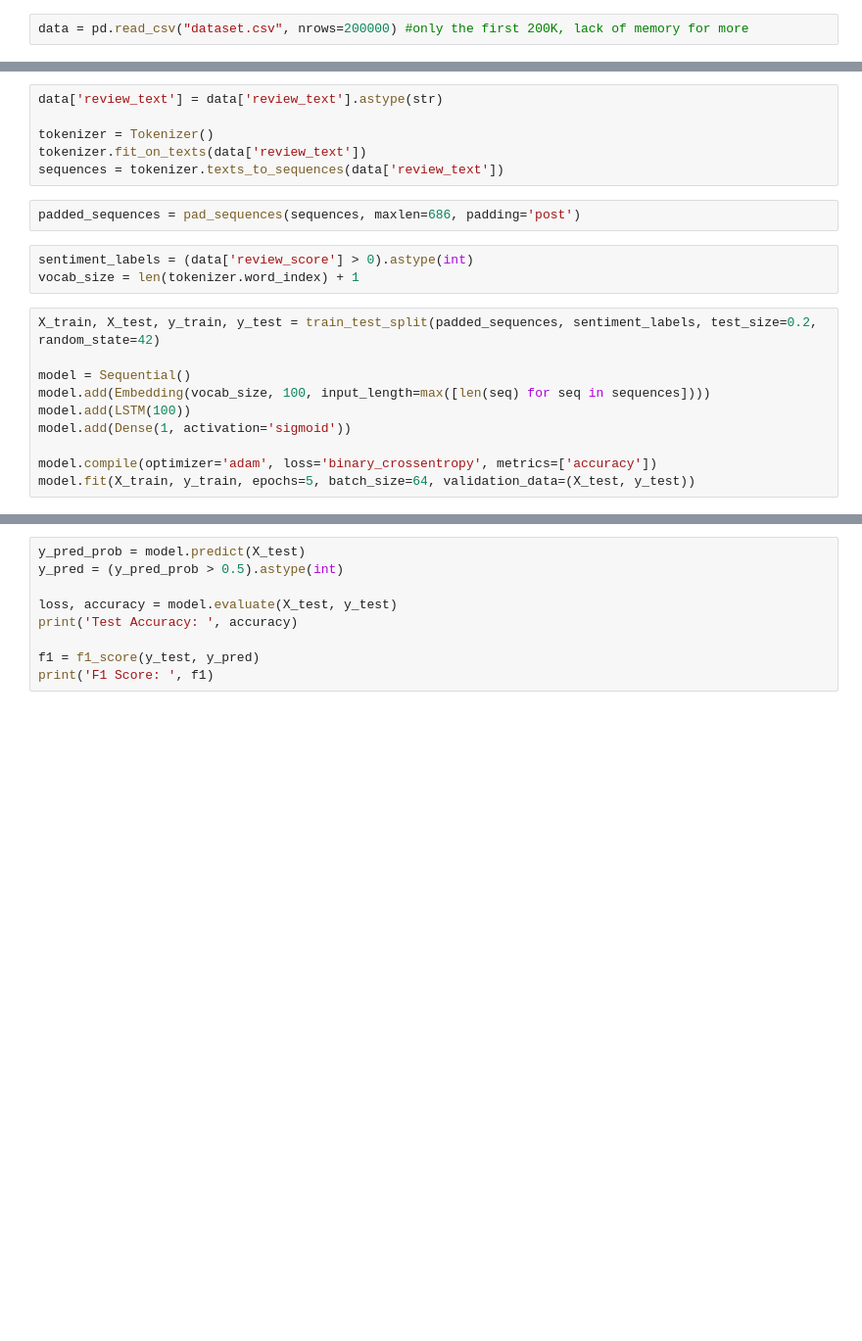
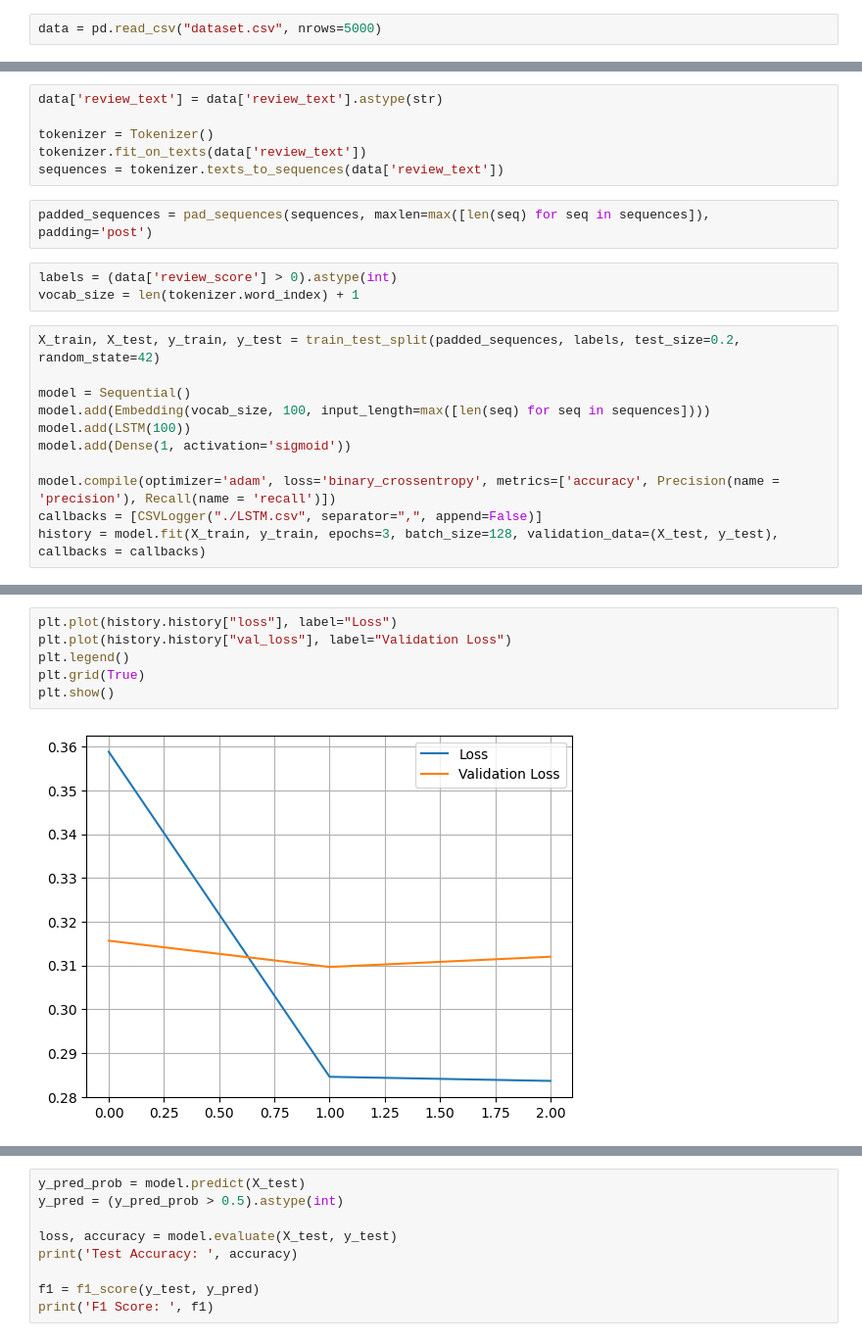
Before and after one commit to ImBrun/NLP_Project, a Jupyter notebook: main.ipynb, the cells around one changed output, grey strips where cells are left out. Shown at 98% size. Drawn from its saved outputs; the diff is of its cells as text; blank space fills up the shorter version.

Commit message:
better version, still need to fix the preprocessing and the data analysis more

```diff
--- a/main.ipynb
+++ b/main.ipynb
@@ -15,5 +26,5 @@ from sklearn.metrics import classification_report
 # %%
-data = pd.read_csv("dataset.csv", nrows=200000) #only the first 200K, lack of memory for more
+data = pd.read_csv("dataset.csv", nrows=5000)
 # %% [markdown]
 # Here is the first version with LSTM
 # %%
@@ -23,17 +34,18 @@ tokenizer = Tokenizer()
 tokenizer.fit_on_texts(data['review_text'])
 sequences = tokenizer.texts_to_sequences(data['review_text'])
 # %%
-padded_sequences = pad_sequences(sequences, maxlen=686, padding='post')
+padded_sequences = pad_sequences(sequences, maxlen=max([len(seq) for seq in sequences]), padding='post')
 # %%
-sentiment_labels = (data['review_score'] > 0).astype(int)
+labels = (data['review_score'] > 0).astype(int)
 vocab_size = len(tokenizer.word_index) + 1
 # %%
-X_train, X_test, y_train, y_test = train_test_split(padded_sequences, sentiment_labels, test_size=0.2, random_state=42)
+X_train, X_test, y_train, y_test = train_test_split(padded_sequences, labels, test_size=0.2, random_state=42)
 
 model = Sequential()
 model.add(Embedding(vocab_size, 100, input_length=max([len(seq) for seq in sequences])))
 model.add(LSTM(100))
 model.add(Dense(1, activation='sigmoid'))
 
-model.compile(optimizer='adam', loss='binary_crossentropy', metrics=['accuracy'])
-model.fit(X_train, y_train, epochs=5, batch_size=64, validation_data=(X_test, y_test))
+model.compile(optimizer='adam', loss='binary_crossentropy', metrics=['accuracy', Precision(name = 'precision'), Recall(name = 'recall')])
+callbacks = [CSVLogger("./LSTM.csv", separator=",", append=False)]
+history = model.fit(X_train, y_train, epochs=3, batch_size=128, validation_data=(X_test, y_test), callbacks = callbacks)
@@ -39,0 +59,8 @@ model.fit(X_train, y_train, epochs=5, batch_size=64, validation_data=(X_test, y_
+# %%
+plt.plot(history.history["loss"], label="Loss")
+plt.plot(history.history["val_loss"], label="Validation Loss")
+plt.legend()
+plt.grid(True)
+plt.show()
+# %% [output]
+[figure, added]
```
Also changed, not shown: parts of 19 cells of this notebook, 5 other files.
